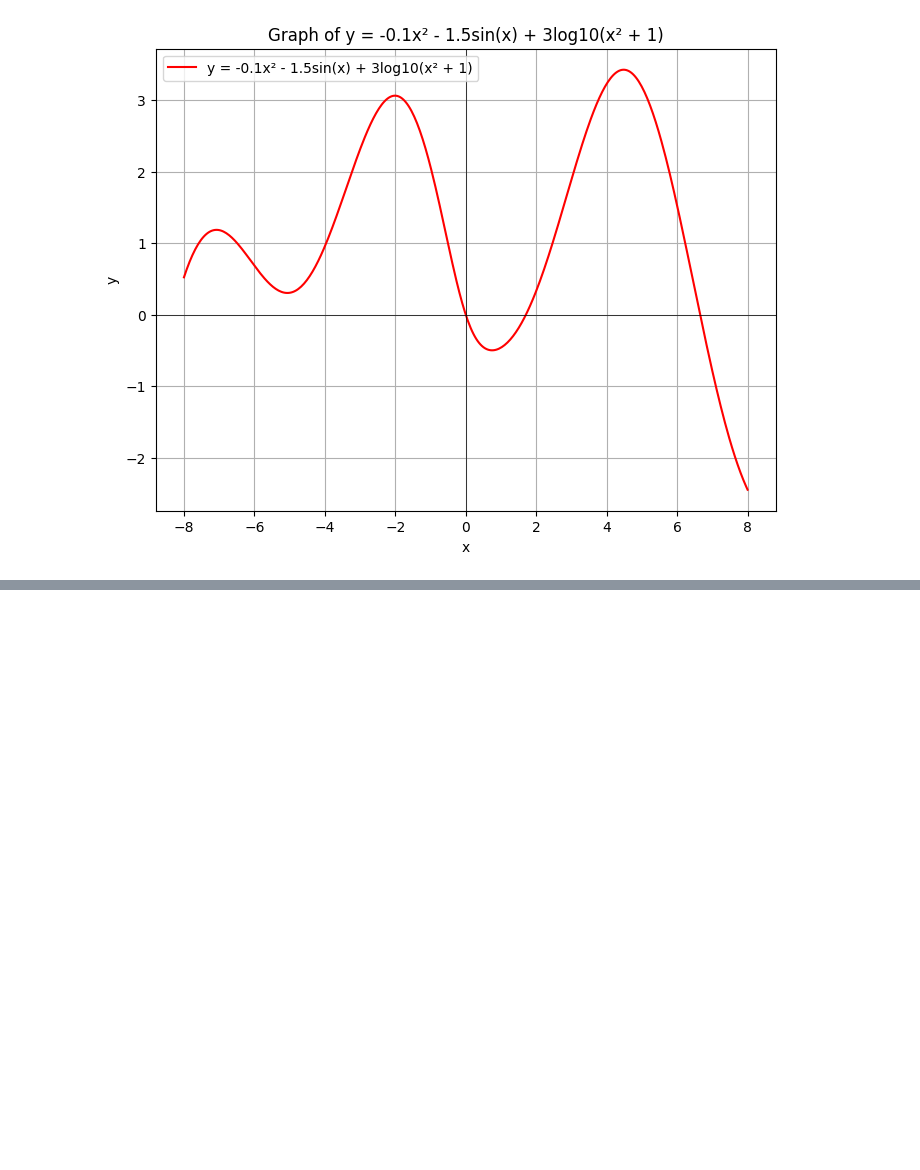
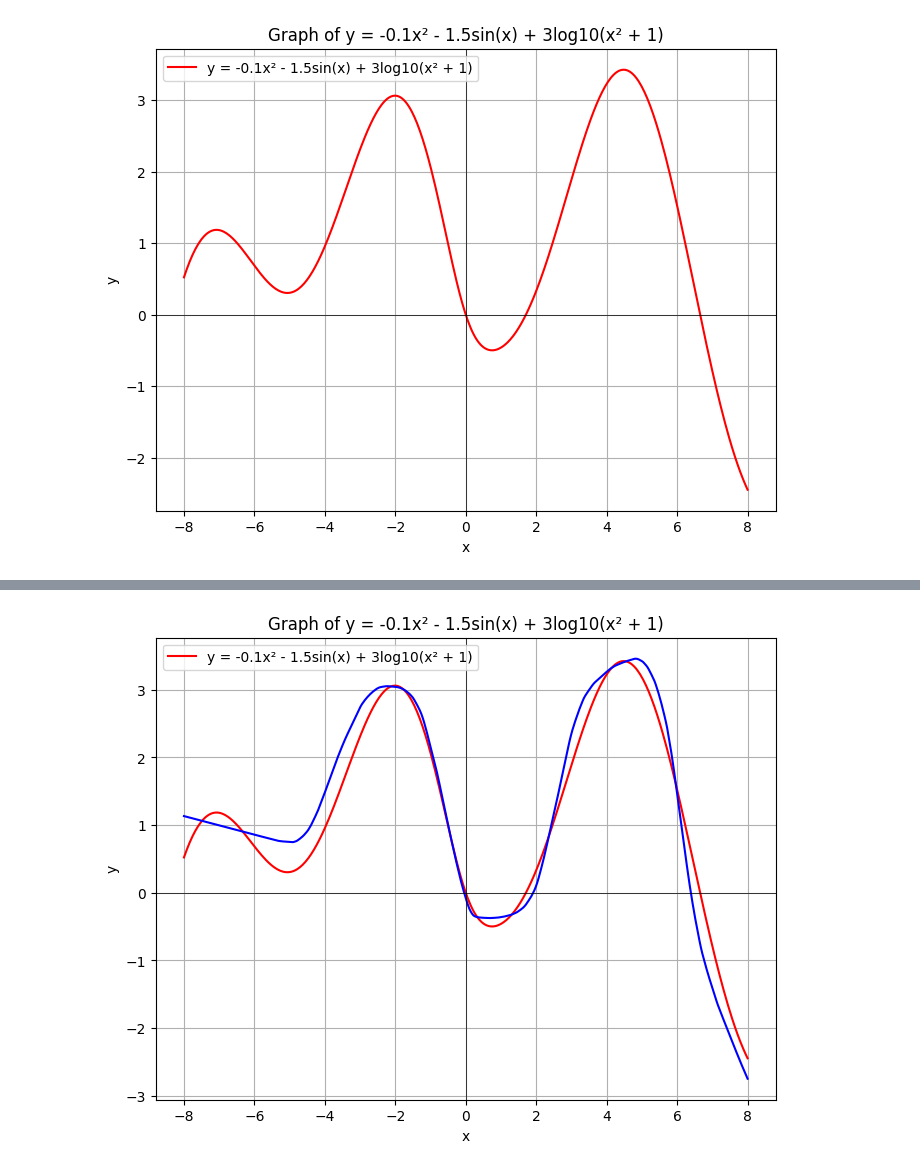
Before and after one commit to nhut-ngnn/DPL302m_Material, a Jupyter notebook: Code/EduNext_Slot2.ipynb, the cells around one changed output, grey strips where cells are left out. Saved outputs shown, nothing was run; the diff lists cells and outputs as text; code cells hidden in the pictures; blank space fills up the shorter version.

```diff
--- a/Code/EduNext_Slot2.ipynb
+++ b/Code/EduNext_Slot2.ipynb
@@ -84,0 +86,15 @@ R2: 0.9446086528002235
+# %%
+y_pred = model.predict(x)
+
+plt.figure(figsize=(8, 6))
+plt.plot(x, y, 'r', label="y = -0.1x² - 1.5sin(x) + 3log10(x² + 1)")
+plt.plot(x, y_pred, 'b')
+plt.title('Graph of y = -0.1x² - 1.5sin(x) + 3log10(x² + 1)')
+plt.xlabel('x')
+plt.ylabel('y')
+plt.axhline(0, color='black',linewidth=0.5)
+plt.axvline(0, color='black',linewidth=0.5)
+plt.grid(True)
+plt.legend()
+plt.show()
+# %% [output]
@@ -84,0 +102 @@ R2: 0.9446086528002235
+[figure, added]
```
Also changed, not shown: parts of 3 cells of this notebook.
